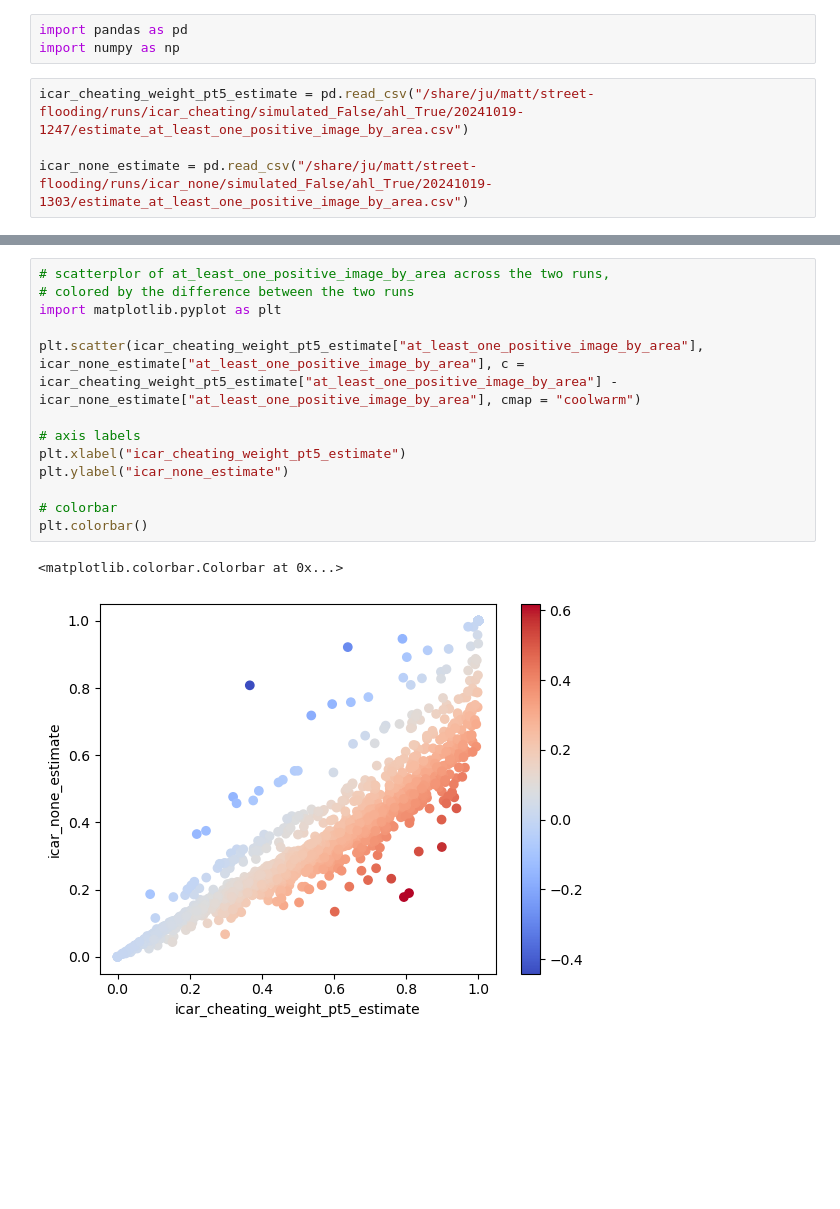
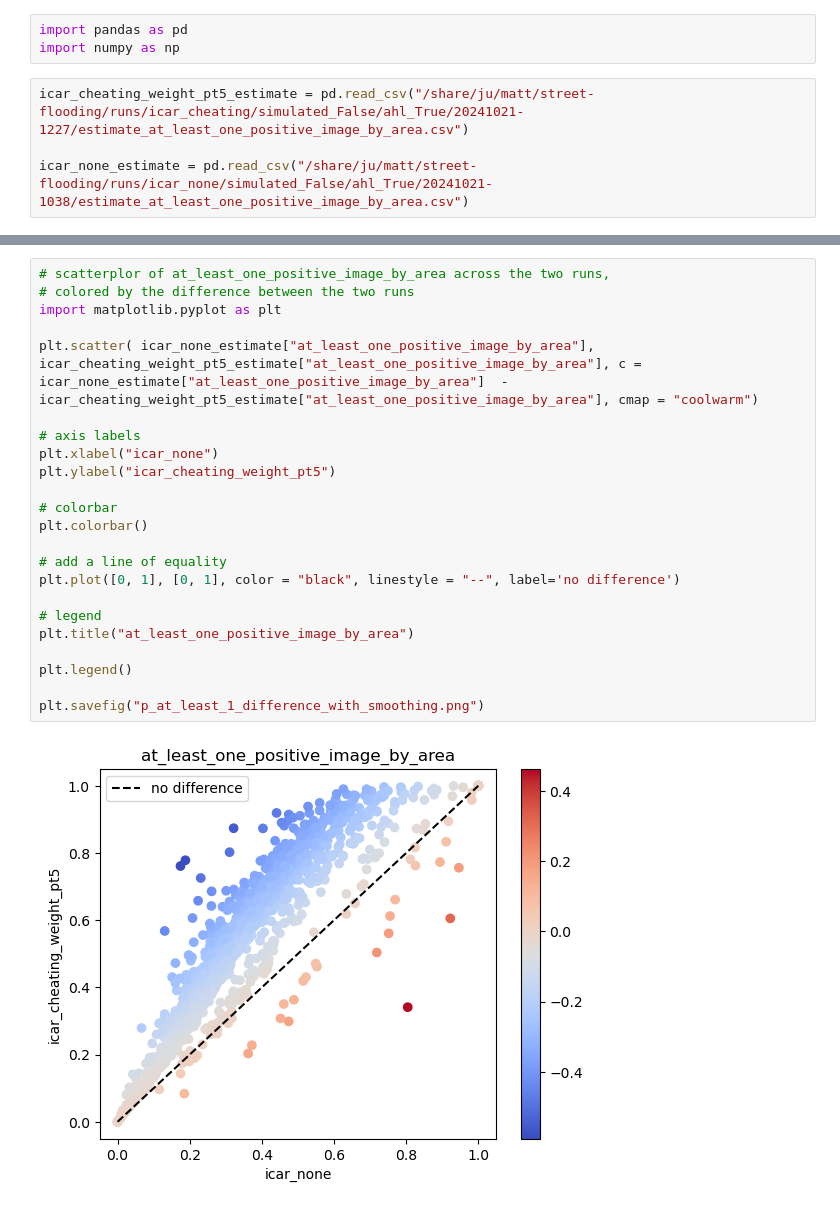
Before and after one commit to pendulating/bayflood, a Jupyter notebook: oct18_sanity_check.ipynb, the cells around one changed output, grey strips where cells are left out. Cells and saved outputs as stored; diff of their text form; blank space fills up the shorter version.

```diff
--- a/oct18_sanity_check.ipynb
+++ b/oct18_sanity_check.ipynb
@@ -2,9 +2,9 @@
 import pandas as pd
 import numpy as np
 # %%
-icar_cheating_weight_pt5_estimate = pd.read_csv("/share/ju/matt/street-flooding/runs/icar_cheating/simulated_False/ahl_True/20241019-1247/estimate_at_least_one_positive_image_by_area.csv")
+icar_cheating_weight_pt5_estimate = pd.read_csv("/share/ju/matt/street-flooding/runs/icar_cheating/simulated_False/ahl_True/20241021-1227/estimate_at_least_one_positive_image_by_area.csv")
 
-icar_none_estimate = pd.read_csv("/share/ju/matt/street-flooding/runs/icar_none/simulated_False/ahl_True/20241019-1303/estimate_at_least_one_positive_image_by_area.csv")
+icar_none_estimate = pd.read_csv("/share/ju/matt/street-flooding/runs/icar_none/simulated_False/ahl_True/20241021-1038/estimate_at_least_one_positive_image_by_area.csv")
 # %%
 icar_none_estimate
 # %% [output]
@@ -24,16 +24,25 @@ icar_none_estimate
 # %%
 # scatterplor of at_least_one_positive_image_by_area across the two runs,
 # colored by the difference between the two runs
 import matplotlib.pyplot as plt
 
-plt.scatter(icar_cheating_weight_pt5_estimate["at_least_one_positive_image_by_area"], icar_none_estimate["at_least_one_positive_image_by_area"], c = icar_cheating_weight_pt5_estimate["at_least_one_positive_image_by_area"] - icar_none_estimate["at_least_one_positive_image_by_area"], cmap = "coolwarm")
+plt.scatter( icar_none_estimate["at_least_one_positive_image_by_area"], icar_cheating_weight_pt5_estimate["at_least_one_positive_image_by_area"], c = icar_none_estimate["at_least_one_positive_image_by_area"]  - icar_cheating_weight_pt5_estimate["at_least_one_positive_image_by_area"], cmap = "coolwarm")
 
 # axis labels
-plt.xlabel("icar_cheating_weight_pt5_estimate")
-plt.ylabel("icar_none_estimate")
+plt.xlabel("icar_none")
+plt.ylabel("icar_cheating_weight_pt5")
 
 # colorbar
 plt.colorbar()
+
+# add a line of equality
+plt.plot([0, 1], [0, 1], color = "black", linestyle = "--", label='no difference')
+
+# legend
+plt.title("at_least_one_positive_image_by_area")
+
+plt.legend()
+
+plt.savefig("p_at_least_1_difference_with_smoothing.png")
 # %% [output]
-<matplotlib.colorbar.Colorbar at 0x...>
-[figure, old version]
+[figure, new version]
```
Also changed, not shown: parts of 1 cell of this notebook.
